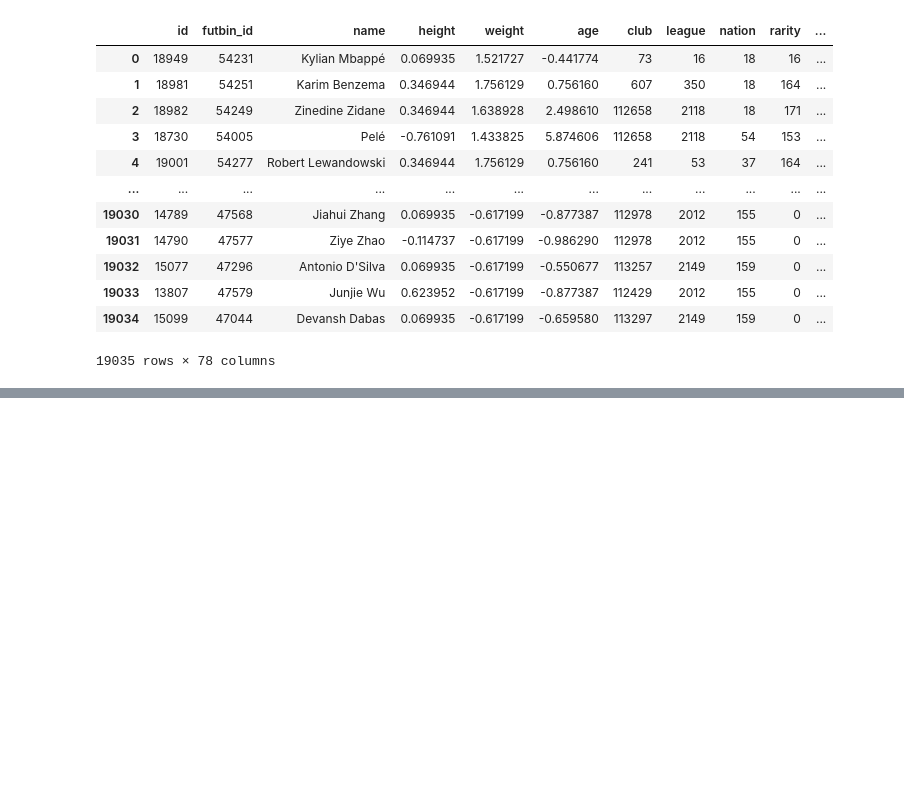
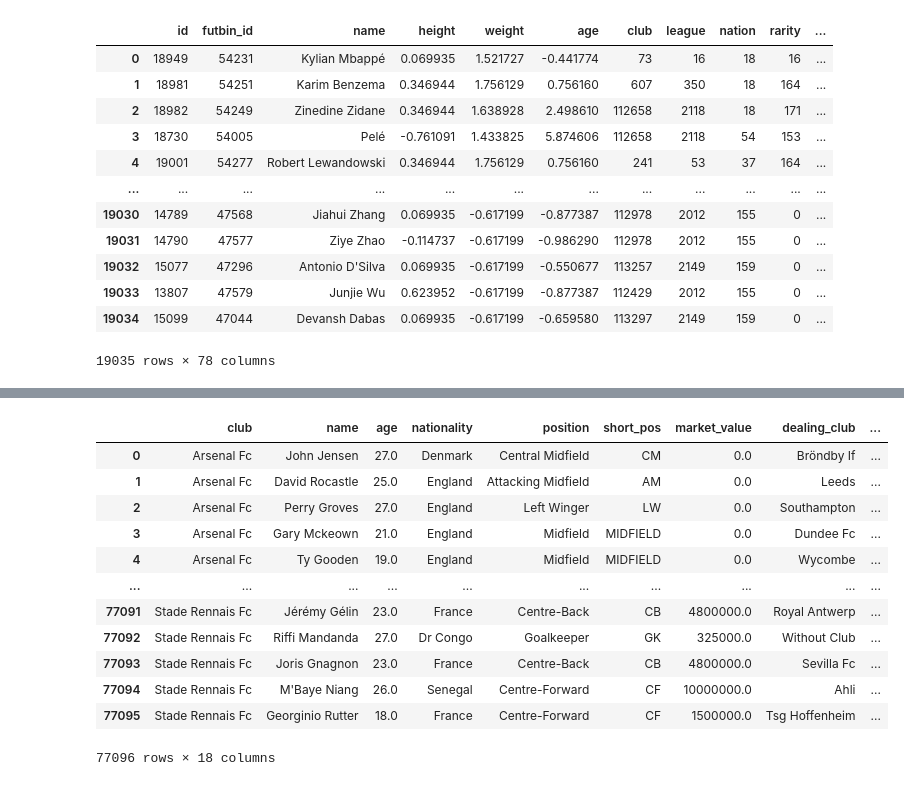
Before and after one commit to brandon-ds/siads593-M1, a Jupyter notebook: notebooks/data_preprocessing.ipynb, the cells around one changed output, grey strips where cells are left out. Drawn from its saved outputs; the diff is of its cells as text; code cells hidden in the pictures; blank space fills up the shorter version.

```diff
--- a/notebooks/data_preprocessing.ipynb
+++ b/notebooks/data_preprocessing.ipynb
@@ -222,0 +170,41 @@ combined_df
+# %%
+# Silver Layer
+preprocessed_transfer_fees = raw_transfer_fees.copy()
+
+# Fill NaN values
+preprocessed_transfer_fees['market_value'].fillna(0, inplace=True)
+preprocessed_transfer_fees['dealing_club'].fillna("Unknown", inplace=True)
+preprocessed_transfer_fees['dealing_country'].fillna("Unknown", inplace=True)
+preprocessed_transfer_fees['fee'].fillna(0, inplace=True)
+preprocessed_transfer_fees['movement'].fillna("Unknown", inplace=True)
+preprocessed_transfer_fees['window'].fillna("Unknown", inplace=True)
+preprocessed_transfer_fees['loan_status'].fillna("Not Applicable", inplace=True)
+
+# Standardize String Values
+preprocessed_transfer_fees['club'] = preprocessed_transfer_fees['club'].str.title()
+preprocessed_transfer_fees['name'] = preprocessed_transfer_fees['name'].str.title()
+preprocessed_transfer_fees['position'] = preprocessed_transfer_fees['position'].str.title()
+preprocessed_transfer_fees['short_pos'] = preprocessed_transfer_fees['short_pos'].str.upper()
+preprocessed_transfer_fees['nationality'] = preprocessed_transfer_fees['nationality'].str.title()
+preprocessed_transfer_fees['dealing_club'] = preprocessed_transfer_fees['dealing_club'].str.title()
+preprocessed_transfer_fees['dealing_country'] = preprocessed_transfer_fees['dealing_country'].str.title()
+preprocessed_transfer_fees['league'] = preprocessed_transfer_fees['league'].str.title()
+
+# Feature Engineering: Derive Age Group
+preprocessed_transfer_fees['age_group'] = pd.cut(preprocessed_transfer_fees['age'], bins=[0, 20, 25, 30, 100], labels=['<20', '20-25', '25-30', '30+'])
+
+preprocessed_transfer_fees
+# %% [output]
+|  | club | name | age | nationality | position | short_pos | market_value | dealing_club | ... |
+| 0 | Arsenal Fc | John Jensen | 27.0 | Denmark | Central Midfield | CM | 0.0 | Bröndby If | ... |
+| 1 | Arsenal Fc | David Rocastle | 25.0 | England | Attacking Midfield | AM | 0.0 | Leeds | ... |
+| 2 | Arsenal Fc | Perry Groves | 27.0 | England | Left Winger | LW | 0.0 | Southampton | ... |
+| 3 | Arsenal Fc | Gary Mckeown | 21.0 | England | Midfield | MIDFIELD | 0.0 | Dundee Fc | ... |
+| 4 | Arsenal Fc | Ty Gooden | 19.0 | England | Midfield | MIDFIELD | 0.0 | Wycombe | ... |
+| ... | ... | ... | ... | ... | ... | ... | ... | ... | ... |
+| 77091 | Stade Rennais Fc | Jérémy Gélin | 23.0 | France | Centre-Back | CB | 4800000.0 | Royal Antwerp | ... |
+| 77092 | Stade Rennais Fc | Riffi Mandanda | 27.0 | Dr Congo | Goalkeeper | GK | 325000.0 | Without Club | ... |
+| 77093 | Stade Rennais Fc | Joris Gnagnon | 23.0 | France | Centre-Back | CB | 4800000.0 | Sevilla Fc | ... |
+| 77094 | Stade Rennais Fc | M'Baye Niang | 26.0 | Senegal | Centre-Forward | CF | 10000000.0 | Ahli | ... |
+| 77095 | Stade Rennais Fc | Georginio Rutter | 18.0 | France | Centre-Forward | CF | 1500000.0 | Tsg Hoffenheim | ... |
+77096 rows × 18 columns
```
Also changed, not shown: parts of 15 cells of this notebook.
